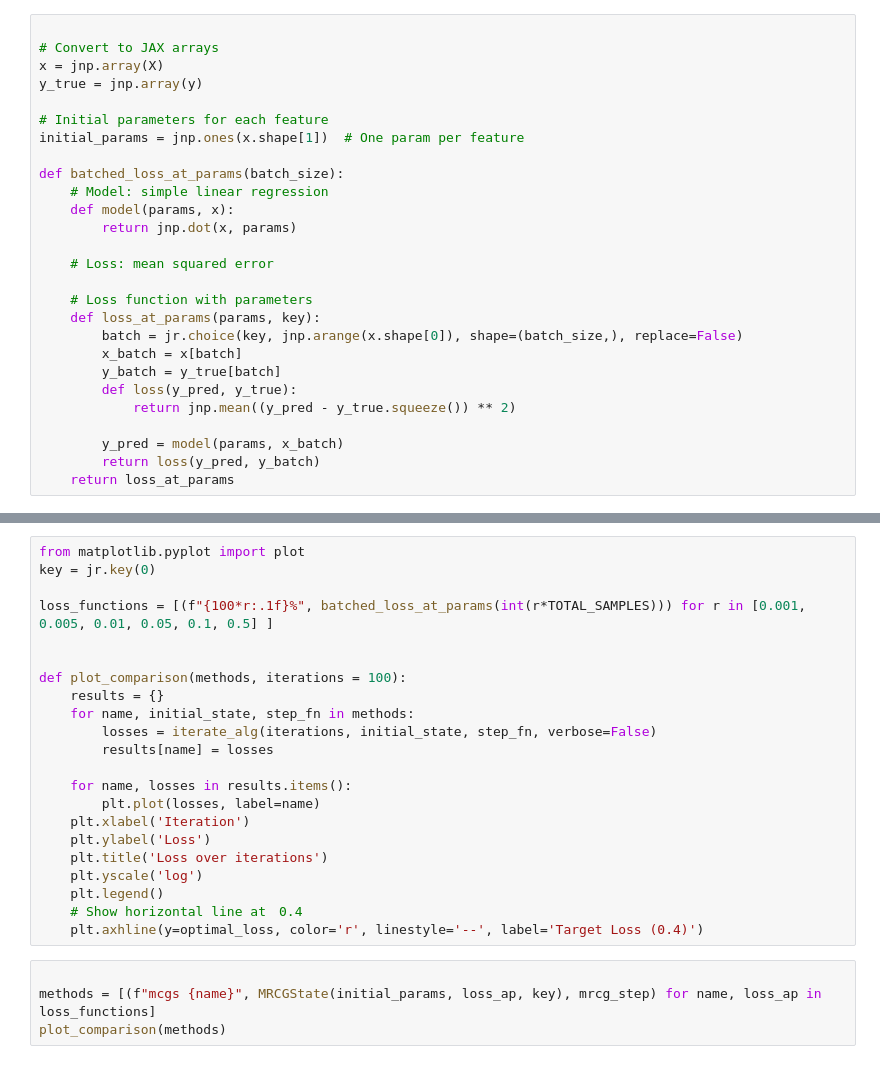
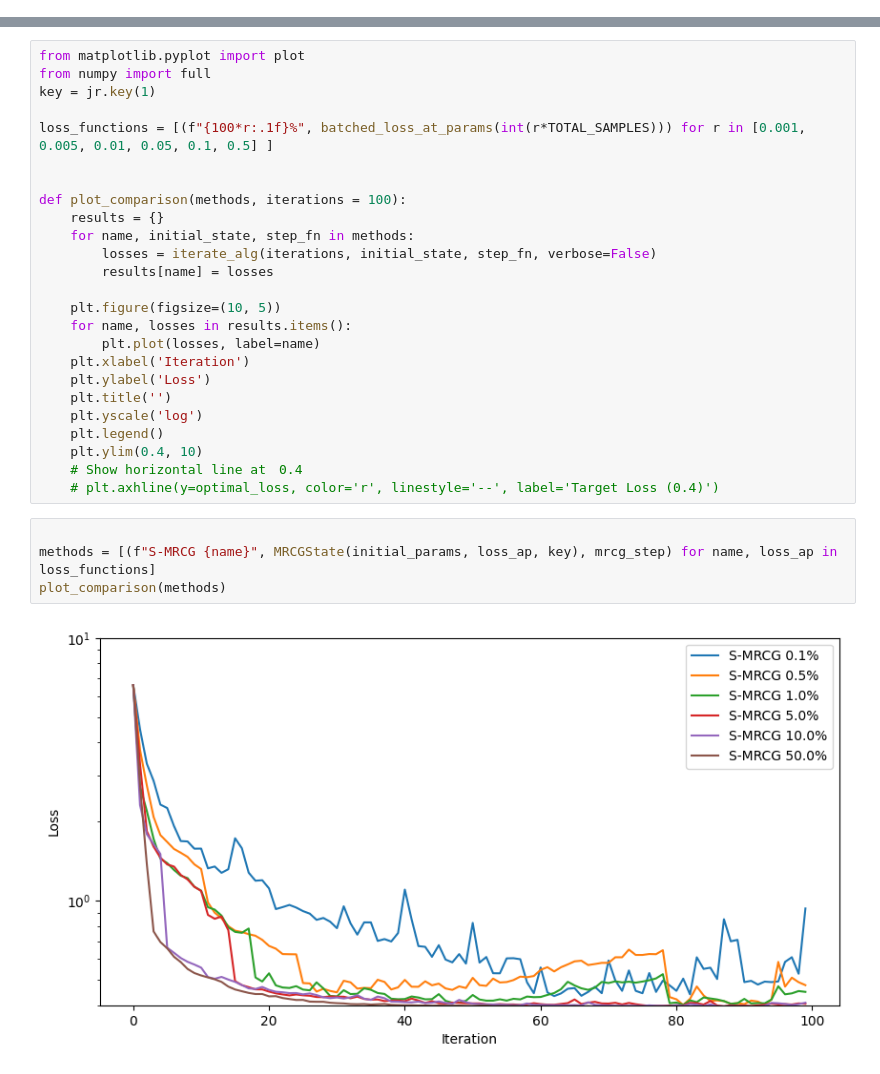
Before and after one commit to MatyaAydin/CS-439-miniproject, a Jupyter notebook: src/stochastic.ipynb, the cells around one changed output, grey strips where cells are left out. Drawn from its saved outputs; the diff is of its cells as text.

```diff
--- a/src/stochastic.ipynb
+++ b/src/stochastic.ipynb
@@ -60,27 +11,0 @@ print(optimal_loss)
-# %%
-
-# Convert to JAX arrays
-x = jnp.array(X)
-y_true = jnp.array(y)
-
-# Initial parameters for each feature
-initial_params = jnp.ones(x.shape[1])  # One param per feature
-
-def batched_loss_at_params(batch_size):
-    # Model: simple linear regression
-    def model(params, x):
-        return jnp.dot(x, params)
-
-    # Loss: mean squared error
-
-    # Loss function with parameters
-    def loss_at_params(params, key):
-        batch = jr.choice(key, jnp.arange(x.shape[0]), shape=(batch_size,), replace=False)
-        x_batch = x[batch]
-        y_batch = y_true[batch]
-        def loss(y_pred, y_true):
-            return jnp.mean((y_pred - y_true.squeeze()) ** 2)
-
-        y_pred = model(params, x_batch)
-        return loss(y_pred, y_batch)
-    return loss_at_params
@@ -107,7 +25,8 @@ def iterate_alg(max_iters, initial_state, step_fn, verbose=False) -> list:
     return losses
 # %%
 from matplotlib.pyplot import plot
-key = jr.key(0)
+from numpy import full
+key = jr.key(1)
 
 loss_functions = [(f"{100*r:.1f}%", batched_loss_at_params(int(r*TOTAL_SAMPLES))) for r in [0.001, 0.005, 0.01, 0.05, 0.1, 0.5] ]
 
@@ -118,18 +37,22 @@ def plot_comparison(methods, iterations = 100):
         losses = iterate_alg(iterations, initial_state, step_fn, verbose=False)
         results[name] = losses
 
+    plt.figure(figsize=(10, 5))
     for name, losses in results.items():
         plt.plot(losses, label=name)
     plt.xlabel('Iteration')
     plt.ylabel('Loss')
-    plt.title('Loss over iterations')
+    plt.title('')
     plt.yscale('log')
     plt.legend()
+    plt.ylim(0.4, 10)
     # Show horizontal line at　0.4
-    plt.axhline(y=optimal_loss, color='r', linestyle='--', label='Target Loss (0.4)')
+    # plt.axhline(y=optimal_loss, color='r', linestyle='--', label='Target Loss (0.4)')
 # %%
 
-methods = [(f"mcgs {name}", MRCGState(initial_params, loss_ap, key), mrcg_step) for name, loss_ap in loss_functions]
+methods = [(f"S-MRCG {name}", MRCGState(initial_params, loss_ap, key), mrcg_step) for name, loss_ap in loss_functions]
 plot_comparison(methods)
+# %% [output]
+[figure, added]
 # %%
 def step_size(n):
```
Also changed, not shown: parts of 6 cells of this notebook, 1 other file.
